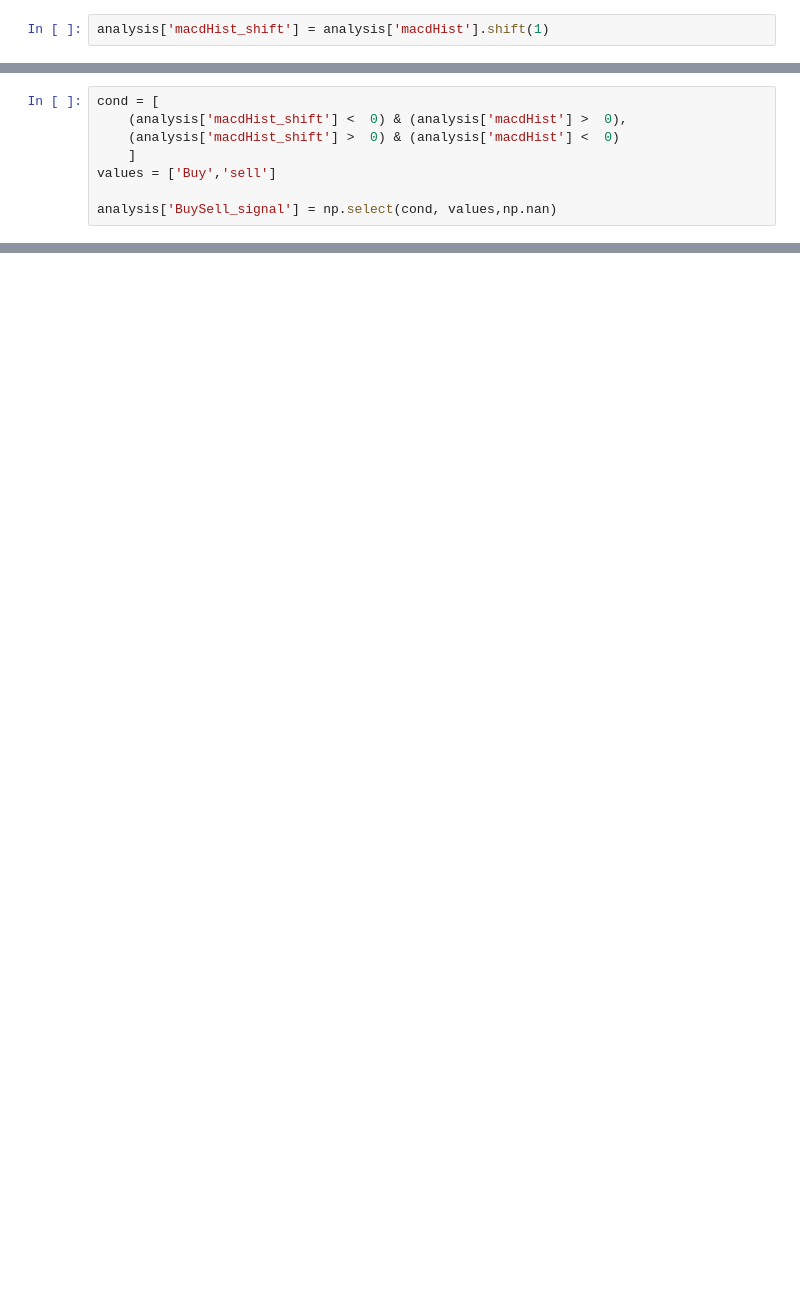
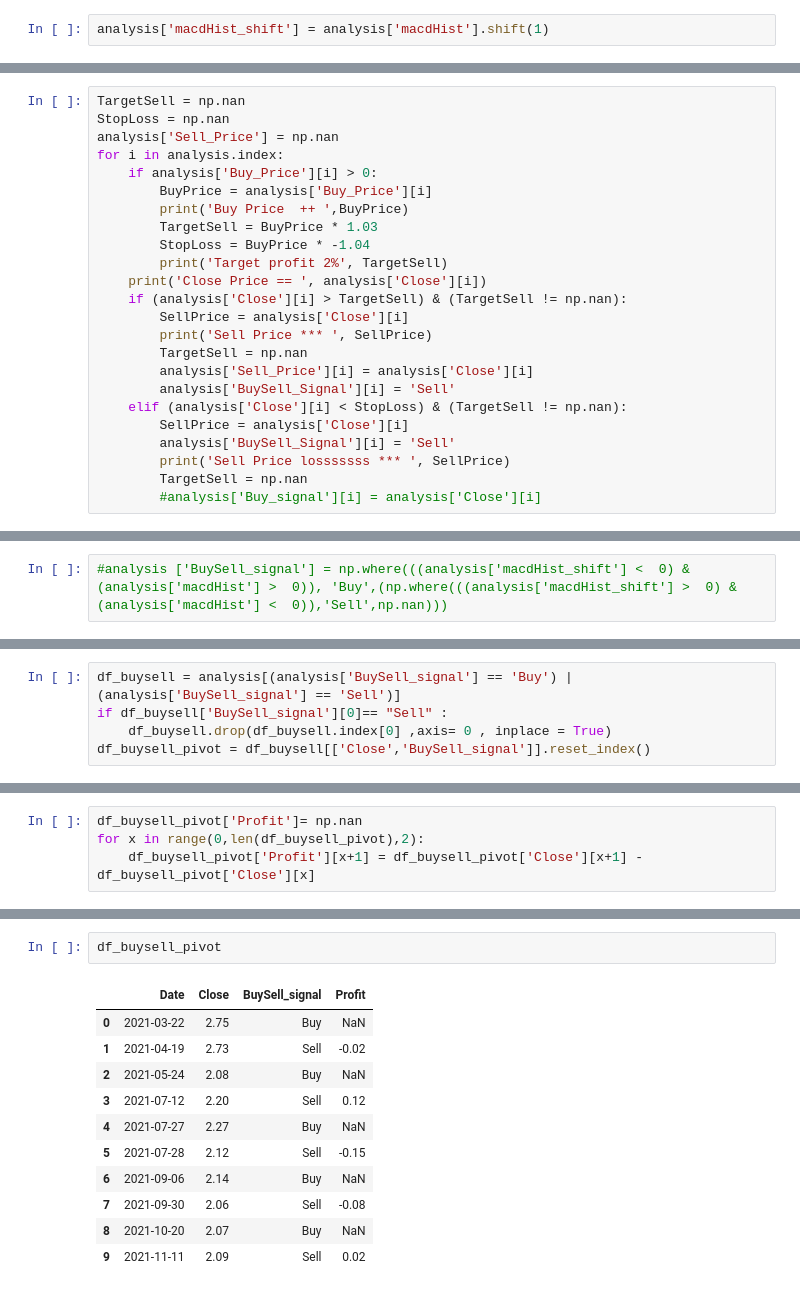
Before and after one commit to Callyong/Trading_Study, a Jupyter notebook: MACD_tablib.ipynb, the cells around one changed output, grey strips where cells are left out. Saved outputs shown, nothing was run; the diff lists cells and outputs as text; blank space fills up the shorter version.

```diff
--- a/MACD_tablib.ipynb
+++ b/MACD_tablib.ipynb
@@ -148,0 +171,24 @@ analysis['macdHist_shift'] = analysis['macdHist'].shift(1)
+# %%
+TargetSell = np.nan
+StopLoss = np.nan
+analysis['Sell_Price'] = np.nan
+for i in analysis.index:
+    if analysis['Buy_Price'][i] > 0:
+        BuyPrice = analysis['Buy_Price'][i]
+        print('Buy Price  ++ ',BuyPrice)
+        TargetSell = BuyPrice * 1.03
+        StopLoss = BuyPrice * -1.04
+        print('Target profit 2%', TargetSell)
+    print('Close Price == ', analysis['Close'][i])
+    if (analysis['Close'][i] > TargetSell) & (TargetSell != np.nan):
+        SellPrice = analysis['Close'][i]
+        print('Sell Price *** ', SellPrice)
+        TargetSell = np.nan
+        analysis['Sell_Price'][i] = analysis['Close'][i]
+        analysis['BuySell_Signal'][i] = 'Sell'
+    elif (analysis['Close'][i] < StopLoss) & (TargetSell != np.nan):
+        SellPrice = analysis['Close'][i]
+        analysis['BuySell_Signal'][i] = 'Sell'
+        print('Sell Price losssssss *** ', SellPrice)
+        TargetSell = np.nan
+        #analysis['Buy_signal'][i] = analysis['Close'][i]
@@ -149,8 +238,2 @@ analysis['macdHist_shift'] = analysis['macdHist'].shift(1)
 # %%
-cond = [
-    (analysis['macdHist_shift'] <  0) & (analysis['macdHist'] >  0),
-    (analysis['macdHist_shift'] >  0) & (analysis['macdHist'] <  0)
-    ]
-values = ['Buy','sell']
-
-analysis['BuySell_signal'] = np.select(cond, values,np.nan)
+#analysis ['BuySell_signal'] = np.where(((analysis['macdHist_shift'] <  0) & (analysis['macdHist'] >  0)), 'Buy',(np.where(((analysis['macdHist_shift'] >  0) & (analysis['macdHist'] <  0)),'Sell',np.nan)))
@@ -177,0 +247,5 @@ df_sell = analysis[analysis['BuySell_signal'] == 'sell']
+# %%
+df_buysell = analysis[(analysis['BuySell_signal'] == 'Buy') | (analysis['BuySell_signal'] == 'Sell')]
+if df_buysell['BuySell_signal'][0]== "Sell" :
+    df_buysell.drop(df_buysell.index[0] ,axis= 0 , inplace = True)
+df_buysell_pivot = df_buysell[['Close','BuySell_signal']].reset_index()
@@ -177,0 +254,4 @@ df_sell = analysis[analysis['BuySell_signal'] == 'sell']
+# %%
+df_buysell_pivot['Profit']= np.nan
+for x in range(0,len(df_buysell_pivot),2):
+    df_buysell_pivot['Profit'][x+1] = df_buysell_pivot['Close'][x+1] - df_buysell_pivot['Close'][x]
@@ -177,0 +267,14 @@ df_sell = analysis[analysis['BuySell_signal'] == 'sell']
+# %%
+df_buysell_pivot
+# %% [output]
+|  | Date | Close | BuySell_signal | Profit |
+| 0 | 2021-03-22 | 2.75 | Buy | NaN |
+| 1 | 2021-04-19 | 2.73 | Sell | -0.02 |
+| 2 | 2021-05-24 | 2.08 | Buy | NaN |
+| 3 | 2021-07-12 | 2.20 | Sell | 0.12 |
+| 4 | 2021-07-27 | 2.27 | Buy | NaN |
+| 5 | 2021-07-28 | 2.12 | Sell | -0.15 |
+| 6 | 2021-09-06 | 2.14 | Buy | NaN |
+| 7 | 2021-09-30 | 2.06 | Sell | -0.08 |
+| 8 | 2021-10-20 | 2.07 | Buy | NaN |
+| 9 | 2021-11-11 | 2.09 | Sell | 0.02 |
```
Also changed, not shown: parts of 18 cells of this notebook.
